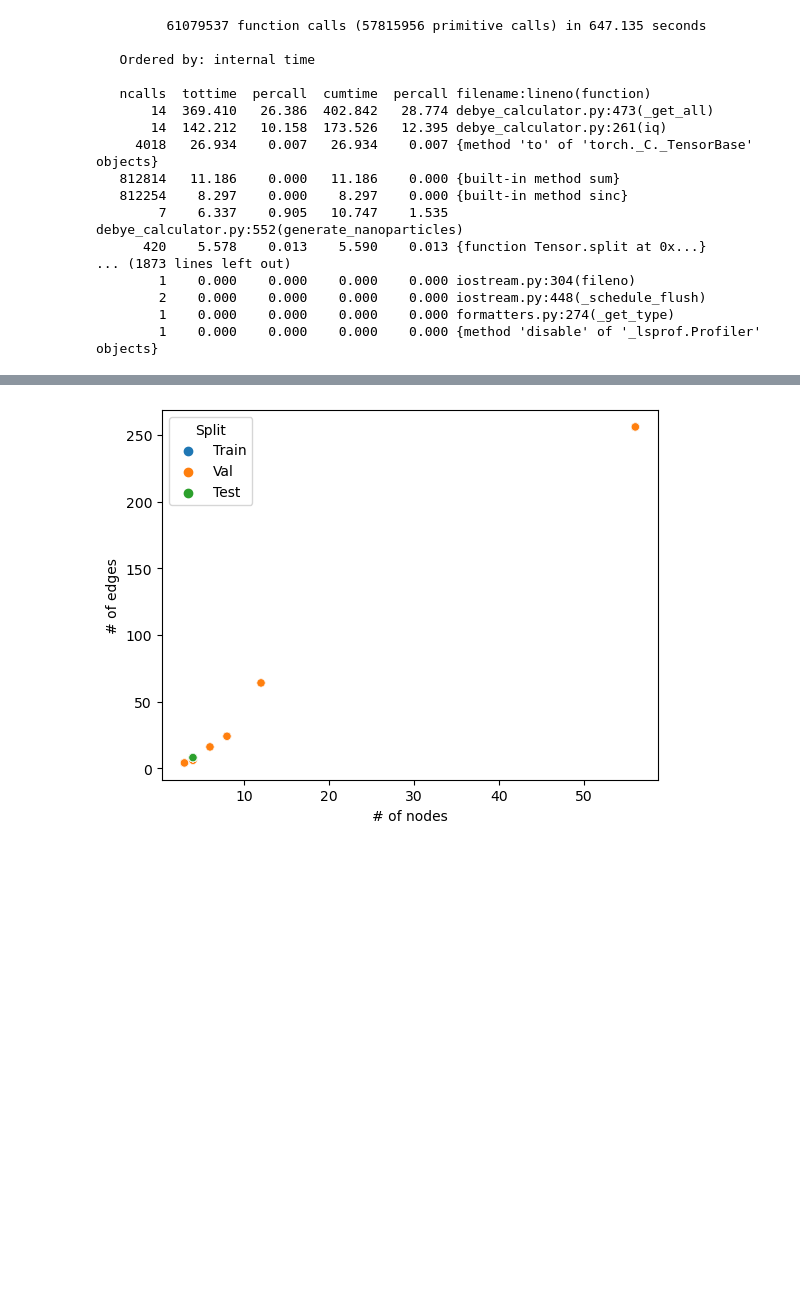
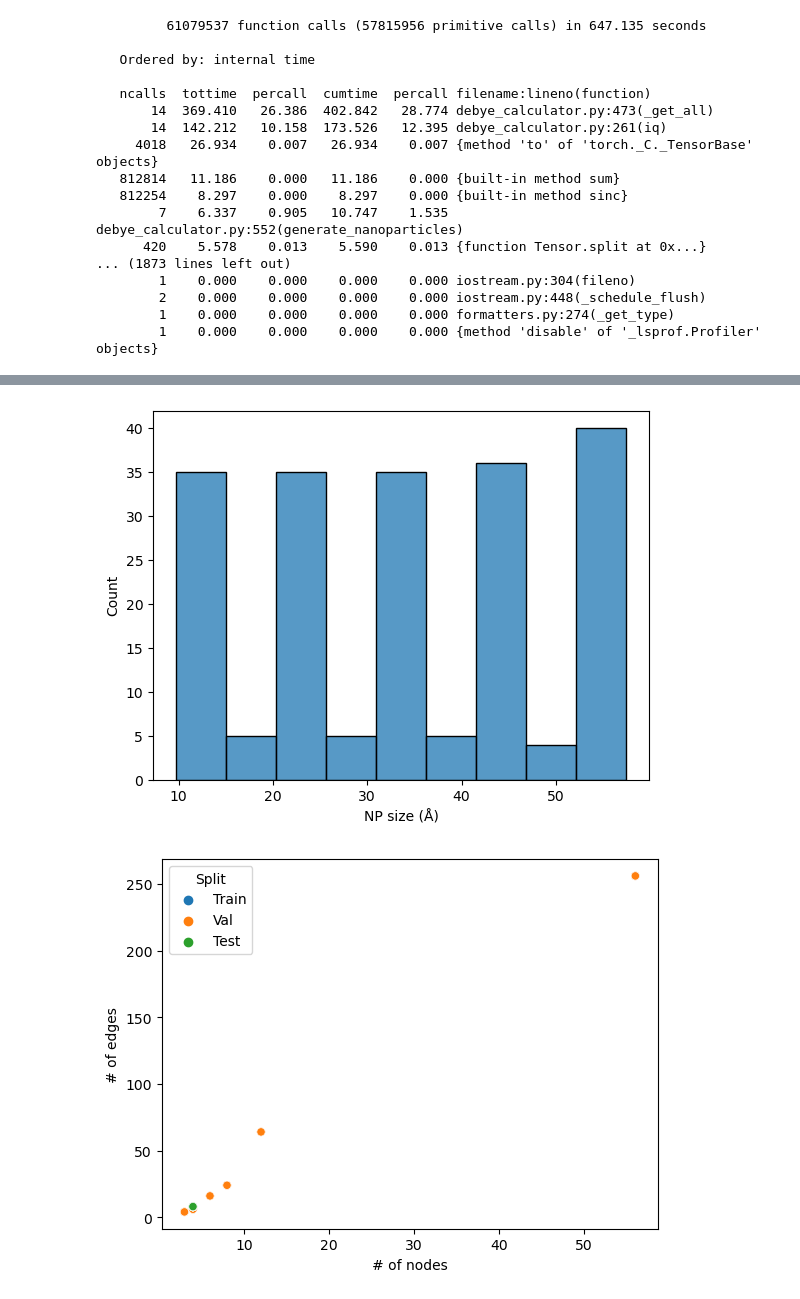
Before and after one commit to UlrikFriisJensen/CHILI, a Jupyter notebook: functionTesting.ipynb, the cells around one changed output, grey strips where cells are left out. Cells and saved outputs as stored; diff of their text form; code cells hidden in the pictures; blank space fills up the shorter version.

```diff
--- a/functionTesting.ipynb
+++ b/functionTesting.ipynb
@@ -114,3 +158,8 @@ import matplotlib.pyplot as plt
+# %%
+sns.histplot(stats, x='NP size (Å)' )
+plt.show()
+# %% [output]
+[figure, added]
 # %%
 sns.scatterplot(data=stats, x='# of nodes', y='# of edges', hue='Split')
 plt.show()
```
Also changed, not shown: parts of 11 cells of this notebook, 1 other file.
